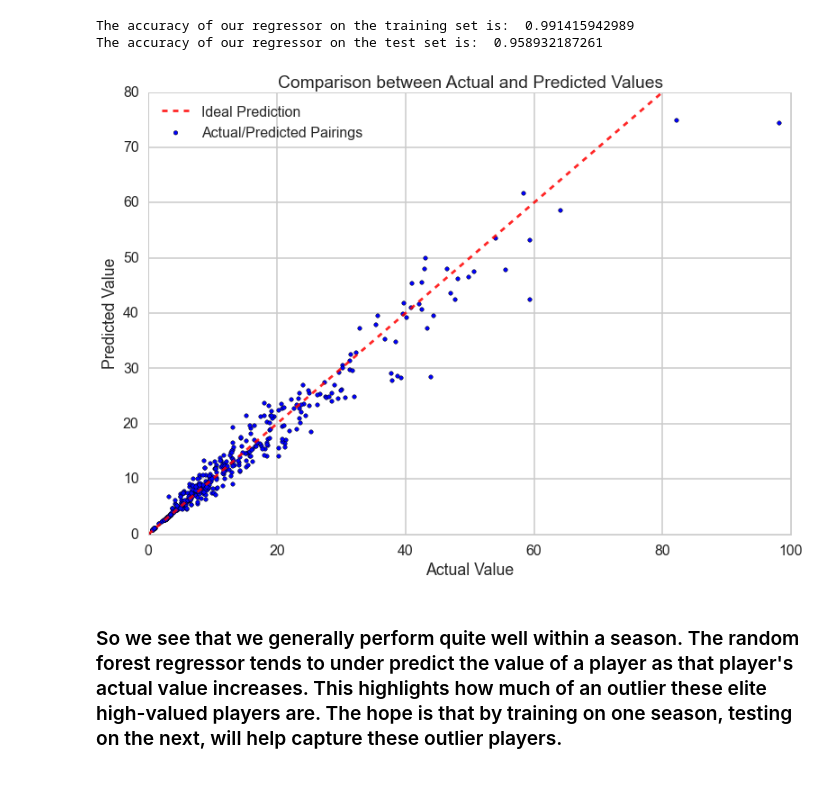
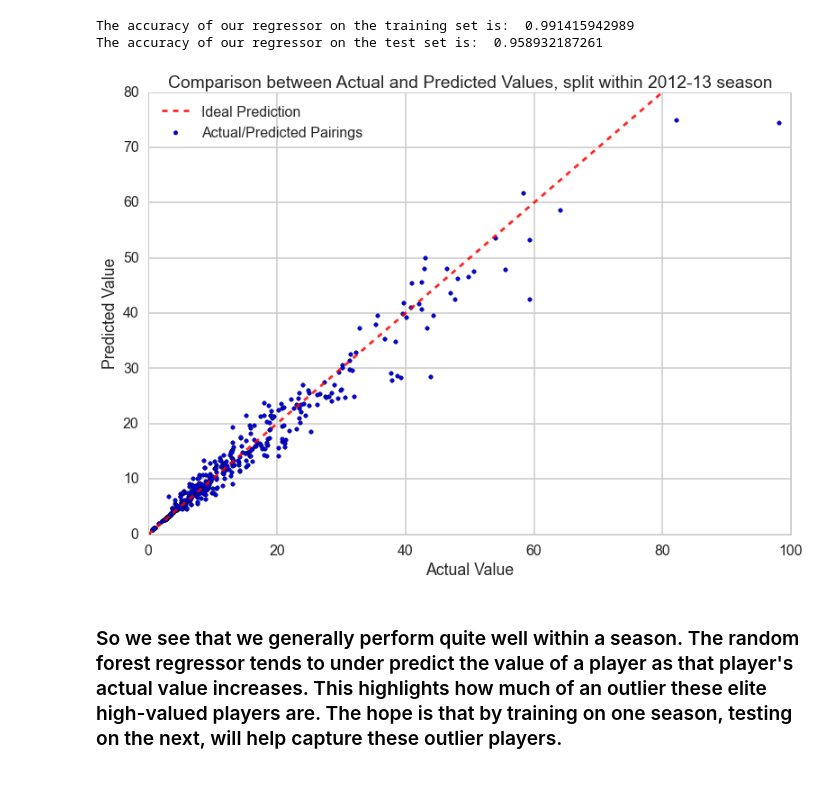
Before and after one commit to cs109-FIFA/cs109-FIFA, a Jupyter notebook: ML_regression.ipynb, the cells around one changed output. Cells and saved outputs as stored; diff of their text form; code cells hidden in the pictures.

```diff
--- a/ML_regression.ipynb
+++ b/ML_regression.ipynb
@@ -139,20 +140,20 @@ print "The accuracy of our regressor on the test set is: ", forest.score(Xtest12
 The accuracy of our regressor on the training set is:  0.991415942989
 The accuracy of our regressor on the test set is:  0.958932187261
 # %%
-# Plot scatter of predictions vs. actual
+# Plot scatter of predictions vs. actual, split within 2012-13
 Ypred12_1 = forest.predict(Xtest12_1)
 plt.figure()
 plt.plot(range(81),range(81),'r--',alpha=0.85,label="Ideal Prediction")
 plt.scatter(Ytest12_1,Ypred12_1,label="Actual/Predicted Pairings")
 plt.xlim([0, 100])
 plt.ylim([0, 80])
 plt.xlabel("Actual Value")
 plt.ylabel("Predicted Value")
-plt.title("Comparison between Actual and Predicted Values")
+plt.title("Comparison between Actual and Predicted Values, split within 2012-13 season")
 plt.legend(loc=0)
 plt.show()
 # %% [output]
-[figure, old version]
+[figure, new version]
 # %% [markdown]
 ### So we see that we generally perform quite well within a season. The random forest regressor tends to under predict the value of a player as that player's actual value increases. This highlights how much of an outlier these elite high-valued players are. The hope is that by training on one season, testing on the next, will help capture these outlier players.
 
```
Also changed, not shown: parts of 15 cells of this notebook.
